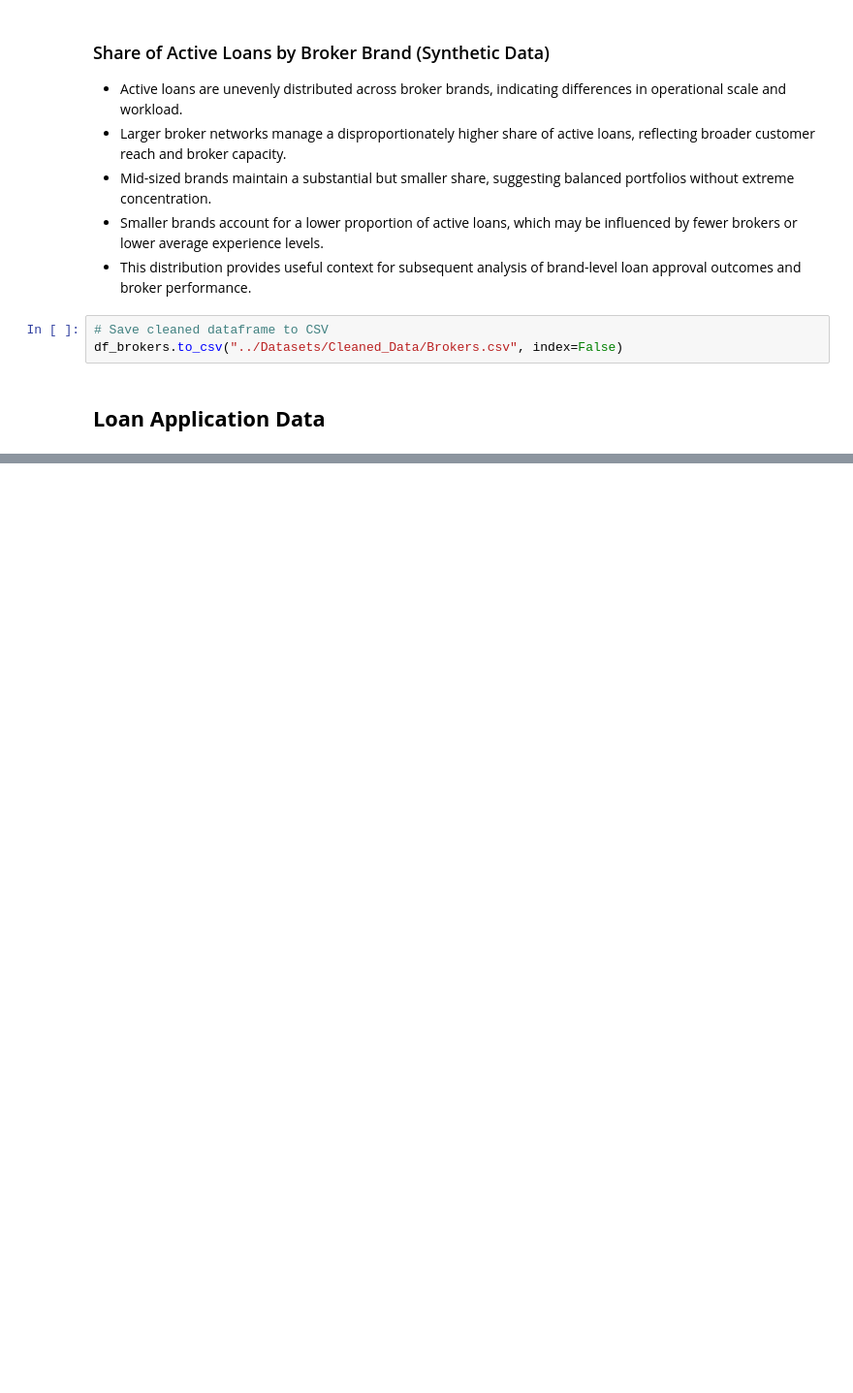
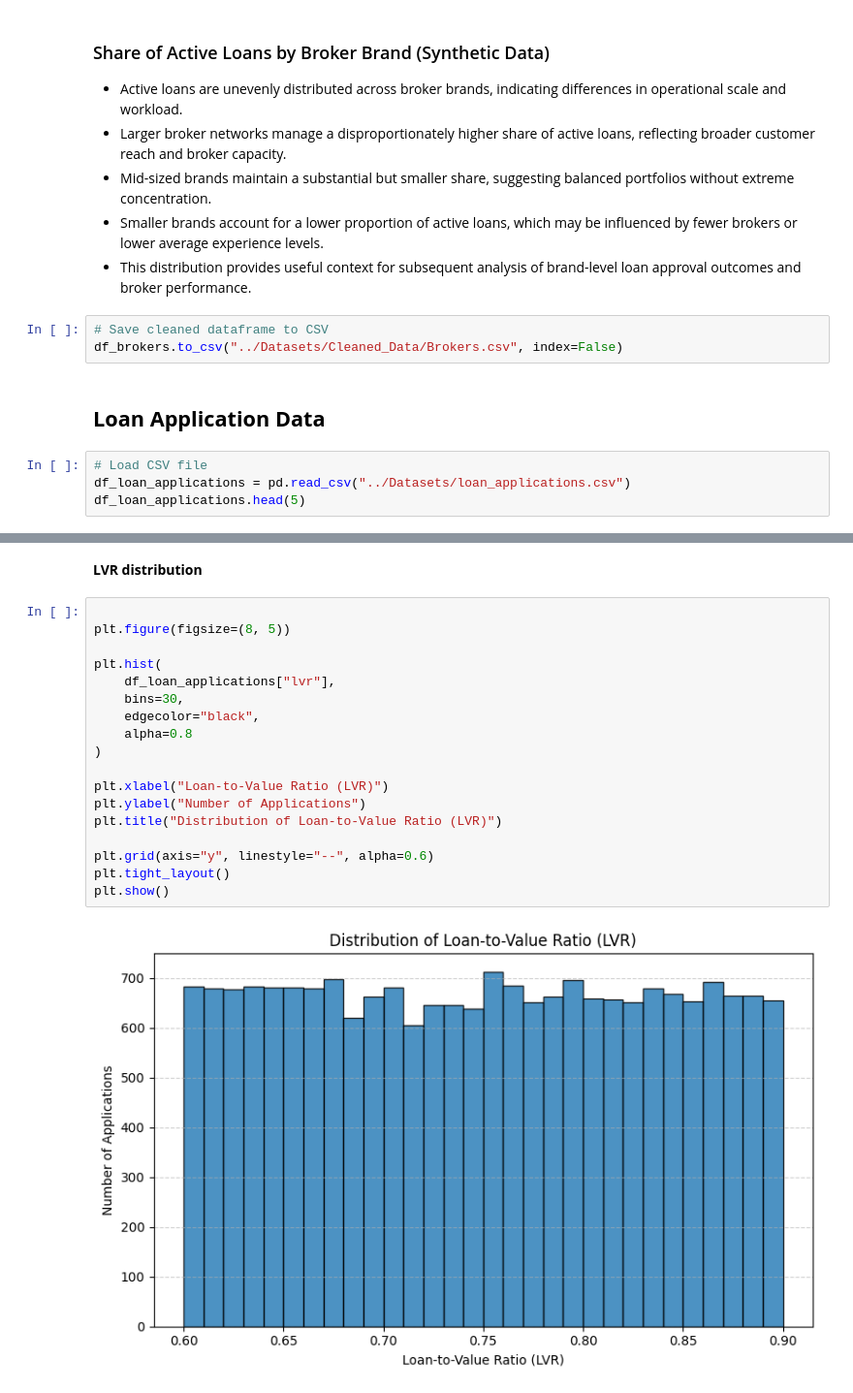
Before and after one commit to MahebobeFayyaz/Australian-Mortgage-Approval-Intelligence-System, a Jupyter notebook: Notebooks/Data_Cleaning_&_EDA.ipynb, the cells around one changed output, grey strips where cells are left out. Shown at 97% size. Drawn from its saved outputs; the diff is of its cells as text; blank space fills up the shorter version.

Commit message:
EDA of loan application data is done

```diff
--- a/Notebooks/Data_Cleaning_&_EDA.ipynb
+++ b/Notebooks/Data_Cleaning_&_EDA.ipynb
@@ -1946,3 +1946,7 @@ plt.show()
 df_brokers.to_csv("../Datasets/Cleaned_Data/Brokers.csv", index=False)
 # %% [markdown]
 ## **Loan Application Data**
+# %%
+# Load CSV file
+df_loan_applications = pd.read_csv("../Datasets/loan_applications.csv")
+df_loan_applications.head(5)
@@ -1948,0 +1981,22 @@ df_brokers.to_csv("../Datasets/Cleaned_Data/Brokers.csv", index=False)
+# %% [markdown]
+**LVR distribution**
+# %%
+
+plt.figure(figsize=(8, 5))
+
+plt.hist(
+    df_loan_applications["lvr"],
+    bins=30,
+    edgecolor="black",
+    alpha=0.8
+)
+
+plt.xlabel("Loan-to-Value Ratio (LVR)")
+plt.ylabel("Number of Applications")
+plt.title("Distribution of Loan-to-Value Ratio (LVR)")
+
+plt.grid(axis="y", linestyle="--", alpha=0.6)
+plt.tight_layout()
+plt.show()
+# %% [output]
+[figure, added]
```
Also changed, not shown: parts of 22 cells of this notebook.
